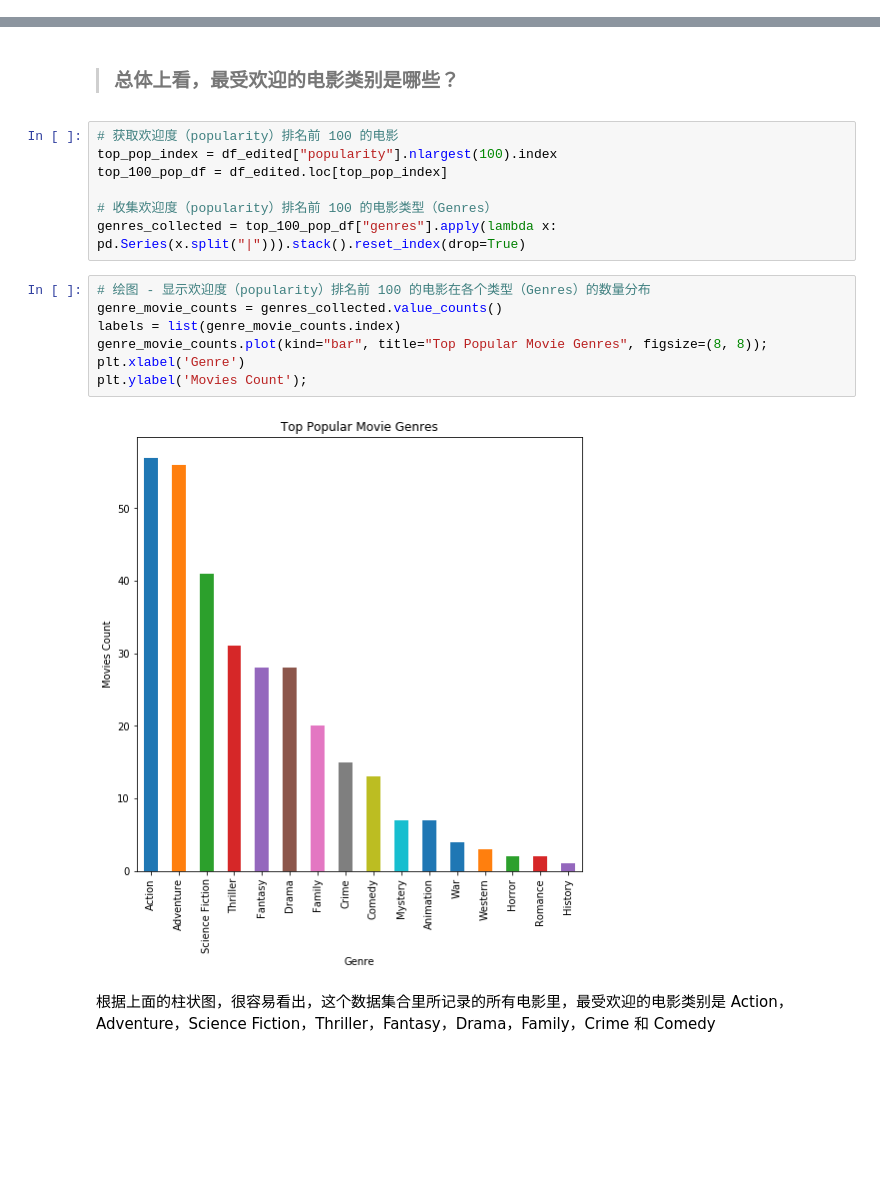
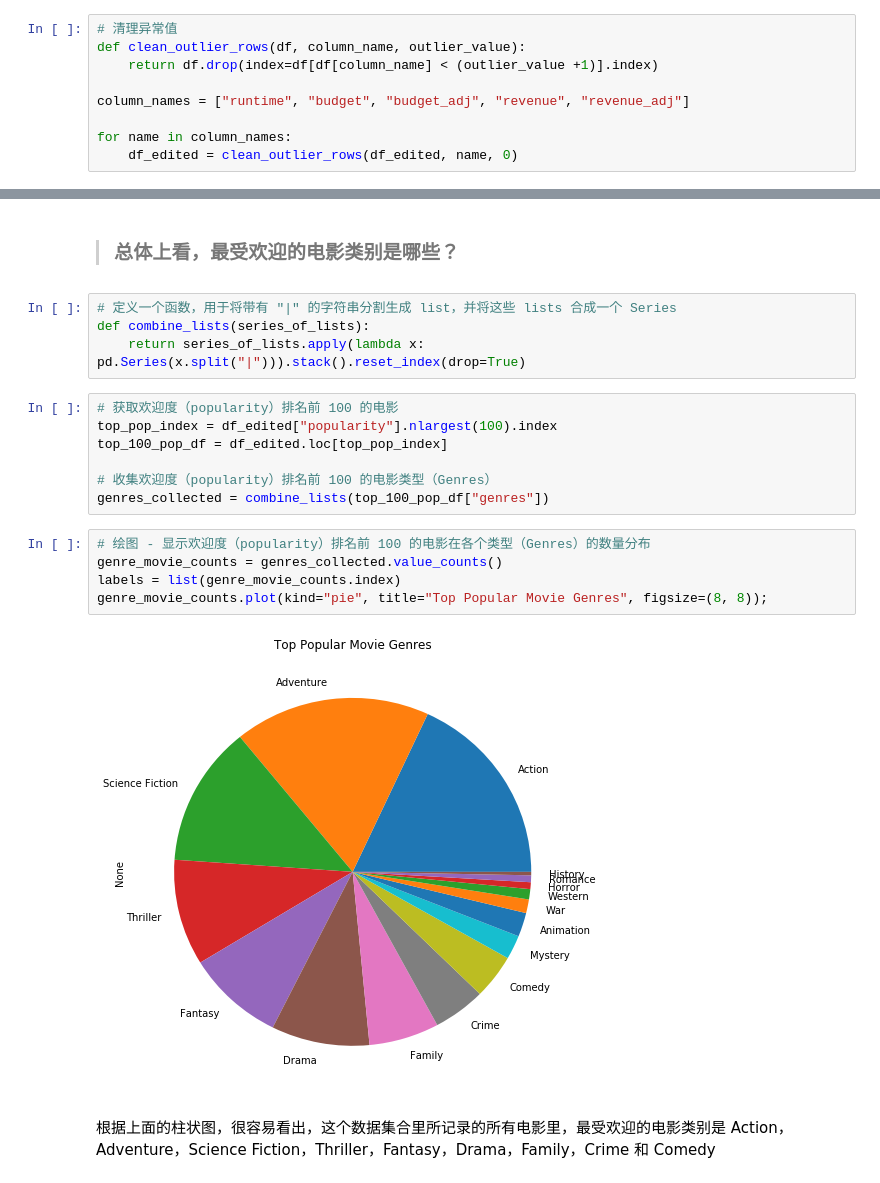
Before and after one commit to chpwang/udacity_machine_learning, a Jupyter notebook: twentynight-p3/Investigate_a_Dataset_twentynight_p3.ipynb, the cells around one changed output, grey strips where cells are left out. Saved outputs shown, nothing was run; the diff lists cells and outputs as text; blank space fills up the shorter version.

Commit message:
add outliers dealing process; refactor a function feature; add pie chart; add summary

```diff
--- a/twentynight-p3/Investigate_a_Dataset_twentynight_p3.ipynb
+++ b/twentynight-p3/Investigate_a_Dataset_twentynight_p3.ipynb
@@ -100,3 +124,12 @@ memory usage: 1.7+ MB
+# %%
+# 清理异常值
+def clean_outlier_rows(df, column_name, outlier_value):
+    return df.drop(index=df[df[column_name] < (outlier_value +1)].index)
+
+column_names = ["runtime", "budget", "budget_adj", "revenue", "revenue_adj"]
+
+for name in column_names:
+    df_edited = clean_outlier_rows(df_edited, name, 0)
 # %% [markdown]
 ### 调整数据中的部分数据类型
 
@@ -119,22 +160,24 @@ False
 # %% [markdown]
 <a id='pop_of_each_year'></a>
 > ### 总体上看，最受欢迎的电影类别是哪些？
+# %%
+# 定义一个函数，用于将带有 "|" 的字符串分割生成 list，并将这些 lists 合成一个 Series
+def combine_lists(series_of_lists):
+    return series_of_lists.apply(lambda x: pd.Series(x.split("|"))).stack().reset_index(drop=True)
 # %%
 # 获取欢迎度（popularity）排名前 100 的电影
 top_pop_index = df_edited["popularity"].nlargest(100).index
 top_100_pop_df = df_edited.loc[top_pop_index]
 
 # 收集欢迎度（popularity）排名前 100 的电影类型（Genres）
-genres_collected = top_100_pop_df["genres"].apply(lambda x: pd.Series(x.split("|"))).stack().reset_index(drop=True)
+genres_collected = combine_lists(top_100_pop_df["genres"])
 # %%
 # 绘图 - 显示欢迎度（popularity）排名前 100 的电影在各个类型（Genres）的数量分布
 genre_movie_counts = genres_collected.value_counts()
 labels = list(genre_movie_counts.index)
-genre_movie_counts.plot(kind="bar", title="Top Popular Movie Genres", figsize=(8, 8));
-plt.xlabel('Genre')
-plt.ylabel('Movies Count');
+genre_movie_counts.plot(kind="pie", title="Top Popular Movie Genres", figsize=(8, 8));
 # %% [output]
-[figure, old version]
+[figure, new version]
 # %% [markdown]
 根据上面的柱状图，很容易看出，这个数据集合里所记录的所有电影里，最受欢迎的电影类别是 Action，Adventure，Science Fiction，Thriller，Fantasy，Drama，Family，Crime 和 Comedy
 # %% [markdown]
```
Also changed, not shown: parts of 13 cells of this notebook, 1 other file.
